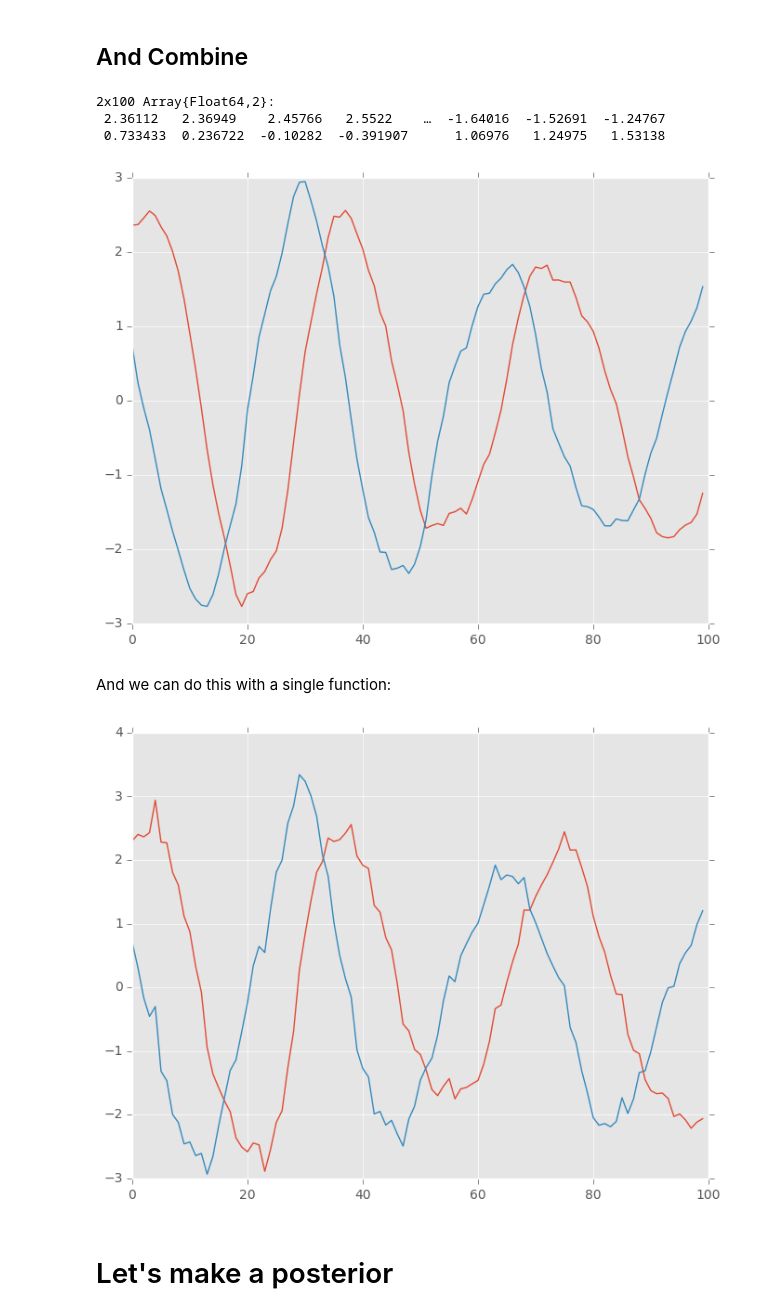
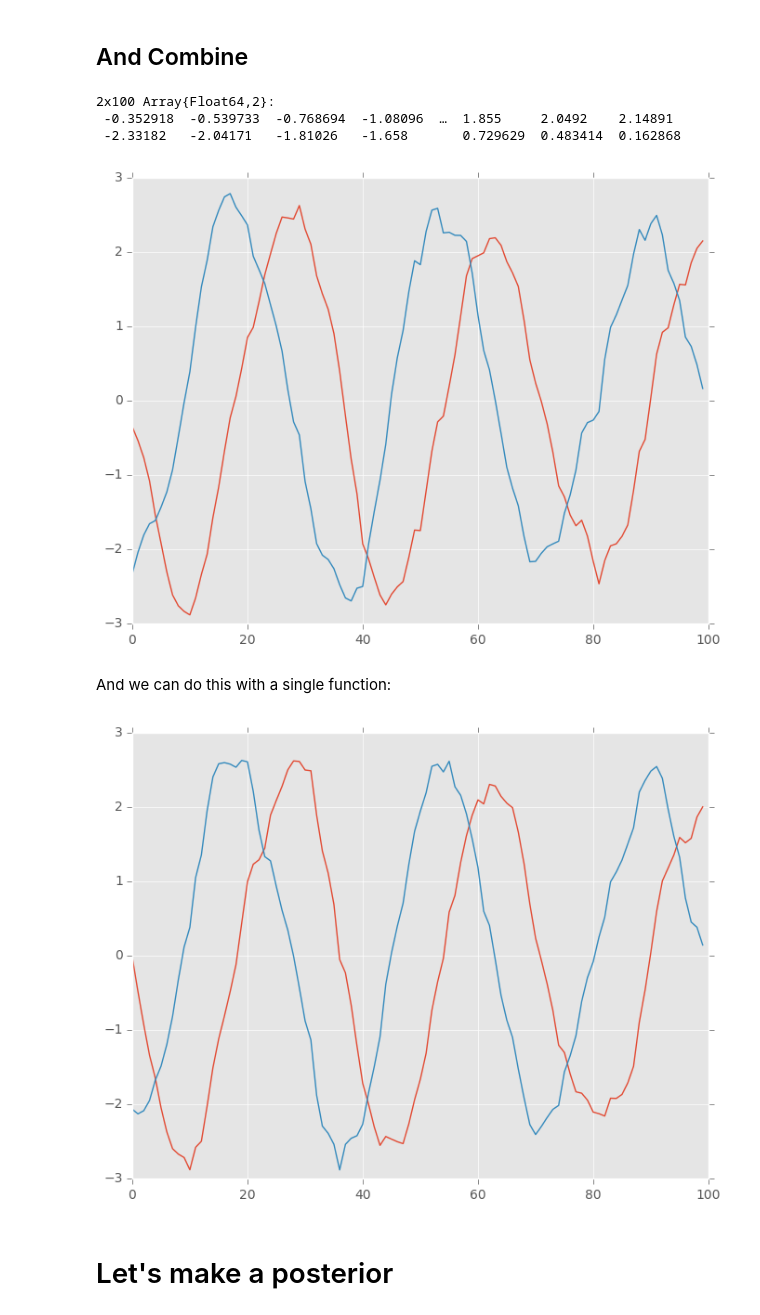
Before and after one commit to jmxpearson/laf, a Jupyter notebook: julia_kalman_integration_test.ipynb, the cells around one changed output. Saved outputs shown, nothing was run; the diff lists cells and outputs as text; code cells hidden in the pictures.

```diff
--- a/julia_kalman_integration_test.ipynb
+++ b/julia_kalman_integration_test.ipynb
@@ -18,7 +19,7 @@ y_t &= Z_t \alpha_t + \varepsilon_t \\
 \end{align}$$
 # %%
 Z = [1 -1 ; 0 1 ; 1 0]
-H = [1 0 0 ; 0 1 0.2 ; 0 0.2 1]
+H = 0.1 * [1 0 0 ; 0 1 0.2 ; 0 0.2 1]
 
 Np, Nm = size(Z);
 # %%
@@ -321,19 +329,19 @@ alpha_hat_plus = SStools.fast_state_smoother(vv, KK, FFinv, a_init, P_init, Z, T
 alpha_draw = alpha_plus - alpha_hat_plus + alpha_hat
 # %% [output]
 2x100 Array{Float64,2}:
- 2.36112   2.36949    2.45766   2.5522    …  -1.64016  -1.52691  -1.24767
- 0.733433  0.236722  -0.10282  -0.391907      1.06976   1.24975   1.53138
+ -0.352918  -0.539733  -0.768694  -1.08096  …  1.855     2.0492    2.14891
+ -2.33182   -2.04171   -1.81026   -1.658       0.729629  0.483414  0.162868
 # %%
 plot(alpha_draw');
 # %% [output]
-[figure, old version]
+[figure, new version]
 # %% [markdown]
 And we can do this with a single function:
 # %%
-adraw = SStools.simulate(y, a_init, P_init, Z, H, T, R, Q)
+adraw = SStools.simulate(y, a_init, P_init, Z, H, T, R, Q; interleaved=false)
 plt.plot(adraw');
 # %% [output]
-[figure, old version]
+[figure, new version]
 # %% [markdown]
 # Let's make a posterior
 # %%
```
Also changed, not shown: parts of 10 cells of this notebook, 5 other files.
